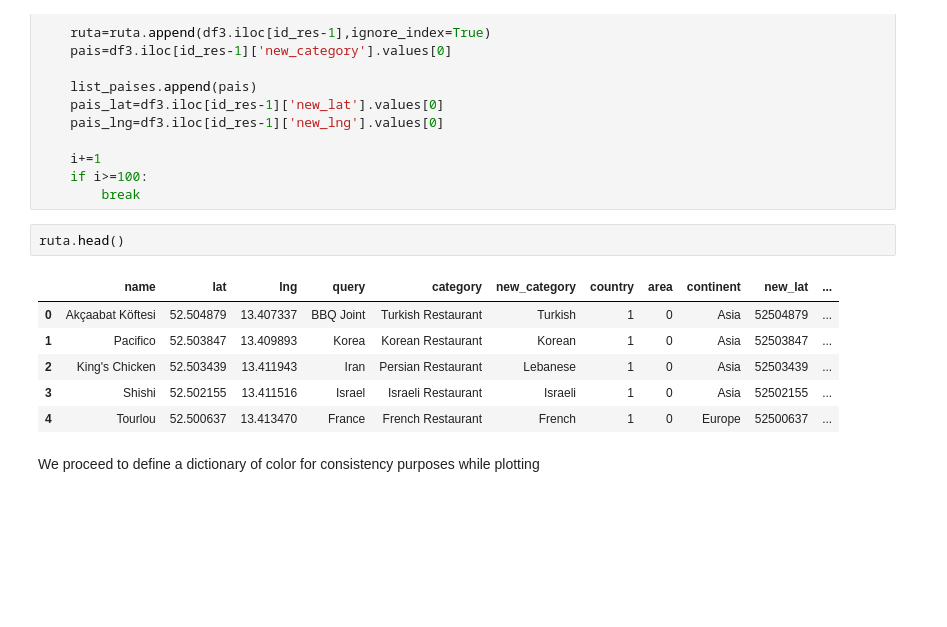
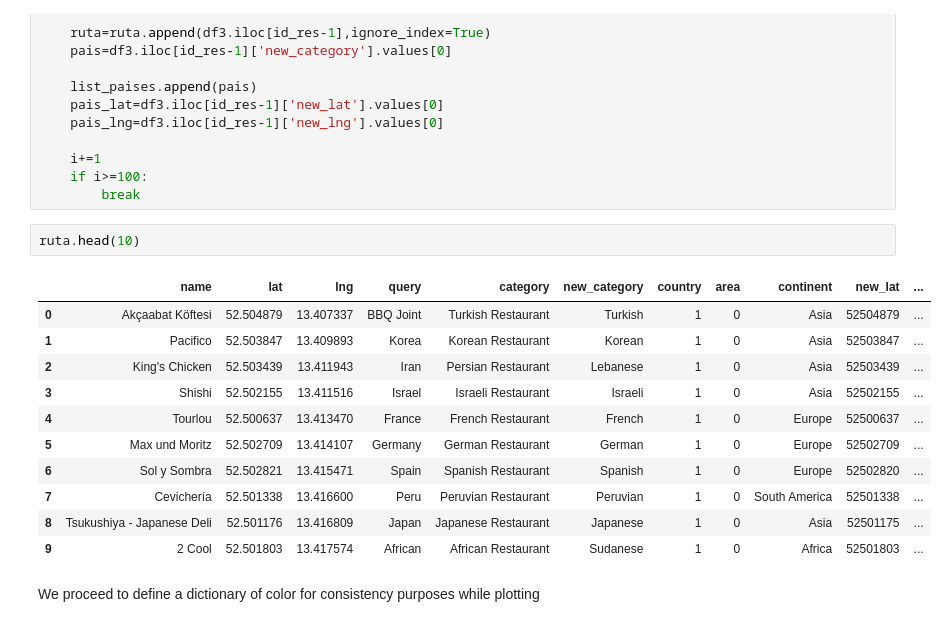
Before and after one commit to auromh/berlin_restaurants, a Jupyter notebook: Routing.ipynb, the cells around one changed output. Saved outputs shown, nothing was run; the diff lists cells and outputs as text; blank space fills up the shorter version.

```diff
--- a/Routing.ipynb
+++ b/Routing.ipynb
@@ -135,14 +135,19 @@ while set(list_paises)!=set(represented):
     if i>=100:
         break
 # %%
-ruta.head()
+ruta.head(10)
 # %% [output]
 |  | name | lat | lng | query | category | new_category | country | area | continent | new_lat | ... |
 | 0 | Akçaabat Köftesi | 52.504879 | 13.407337 | BBQ Joint | Turkish Restaurant | Turkish | 1 | 0 | Asia | 52504879 | ... |
 | 1 | Pacifico | 52.503847 | 13.409893 | Korea | Korean Restaurant | Korean | 1 | 0 | Asia | 52503847 | ... |
 | 2 | King's Chicken | 52.503439 | 13.411943 | Iran | Persian Restaurant | Lebanese | 1 | 0 | Asia | 52503439 | ... |
 | 3 | Shishi | 52.502155 | 13.411516 | Israel | Israeli Restaurant | Israeli | 1 | 0 | Asia | 52502155 | ... |
 | 4 | Tourlou | 52.500637 | 13.413470 | France | French Restaurant | French | 1 | 0 | Europe | 52500637 | ... |
+| 5 | Max und Moritz | 52.502709 | 13.414107 | Germany | German Restaurant | German | 1 | 0 | Europe | 52502709 | ... |
+| 6 | Sol y Sombra | 52.502821 | 13.415471 | Spain | Spanish Restaurant | Spanish | 1 | 0 | Europe | 52502820 | ... |
+| 7 | Cevichería | 52.501338 | 13.416600 | Peru | Peruvian Restaurant | Peruvian | 1 | 0 | South America | 52501338 | ... |
+| 8 | Tsukushiya - Japanese Deli | 52.501176 | 13.416809 | Japan | Japanese Restaurant | Japanese | 1 | 0 | Asia | 52501175 | ... |
+| 9 | 2 Cool | 52.501803 | 13.417574 | African | African Restaurant | Sudanese | 1 | 0 | Africa | 52501803 | ... |
 # %% [markdown]
 We proceed to define a dictionary of color for consistency purposes while plotting
 # %%
```
Also changed, not shown: parts of 7 cells of this notebook.
